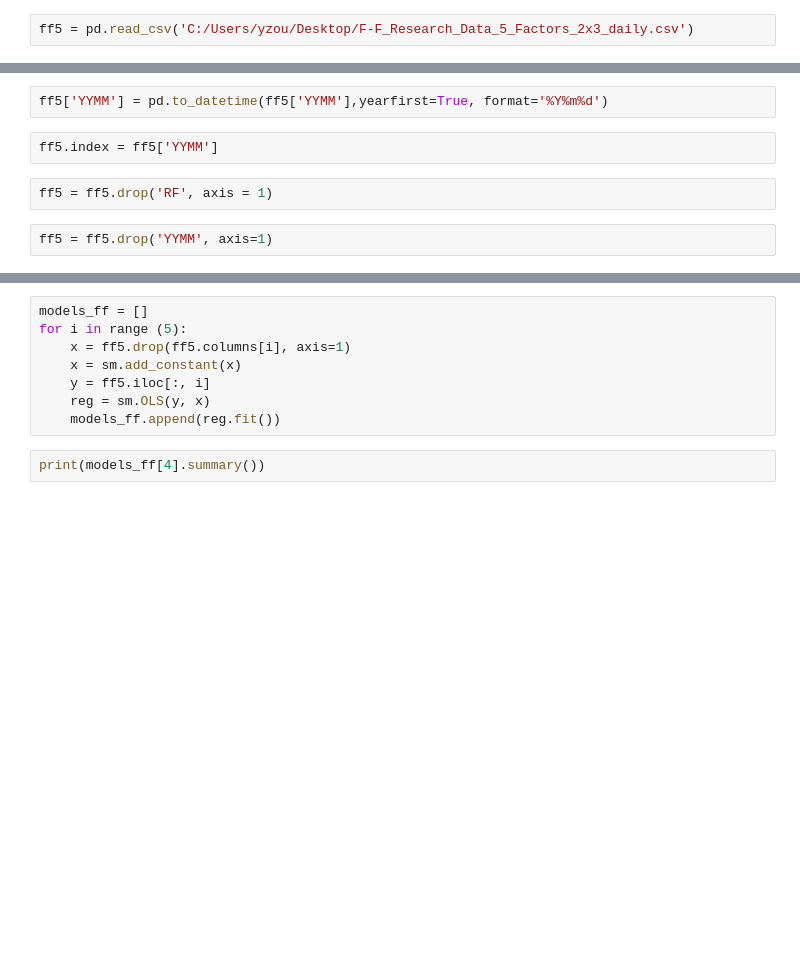
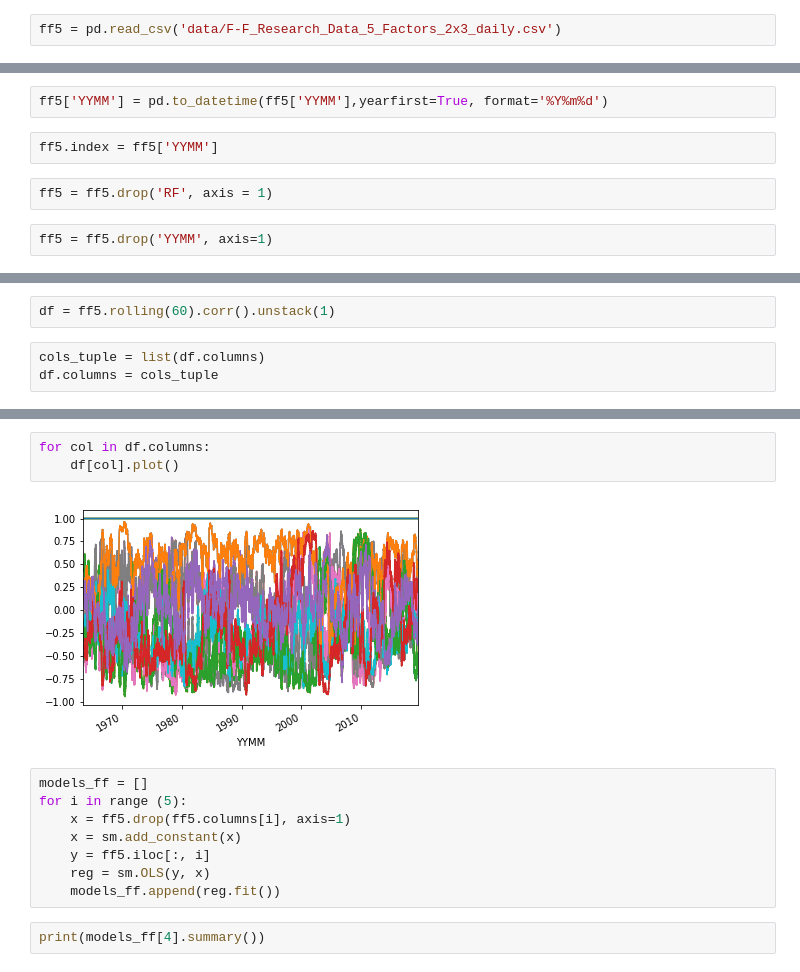
Before and after one commit to ZoeZoe/FF-3-factor-Model, a Jupyter notebook: Correlation between 5 Factors_whole history.ipynb, the cells around one changed output, grey strips where cells are left out. Drawn from its saved outputs; the diff is of its cells as text; blank space fills up the shorter version.

Commit message:
corr

```diff
--- a/Correlation between 5 Factors_whole history.ipynb
+++ b/Correlation between 5 Factors_whole history.ipynb
@@ -12,7 +12,7 @@ from dateutil.relativedelta import relativedelta
 import math
 from scipy import stats
 # %%
-ff5 = pd.read_csv('C:/Users/yzou/Desktop/F-F_Research_Data_5_Factors_2x3_daily.csv')
+ff5 = pd.read_csv('data/F-F_Research_Data_5_Factors_2x3_daily.csv')
 # %%
 ff5.rename(columns = {'Unnamed: 0': 'YYMM'}, inplace = True)
 # %%
@@ -25,0 +36,5 @@ ff5 = ff5.drop('YYMM', axis=1)
+# %%
+df = ff5.rolling(60).corr().unstack(1)
+# %%
+cols_tuple = list(df.columns)
+df.columns = cols_tuple
@@ -26,3 +53,8 @@ ff5 = ff5.drop('YYMM', axis=1)
+# %%
+for col in df.columns:
+    df[col].plot()
+# %% [output]
+[figure, added]
 # %%
 models_ff = []
 for i in range (5):
```
Also changed, not shown: parts of 7 cells of this notebook, 1 other file.
